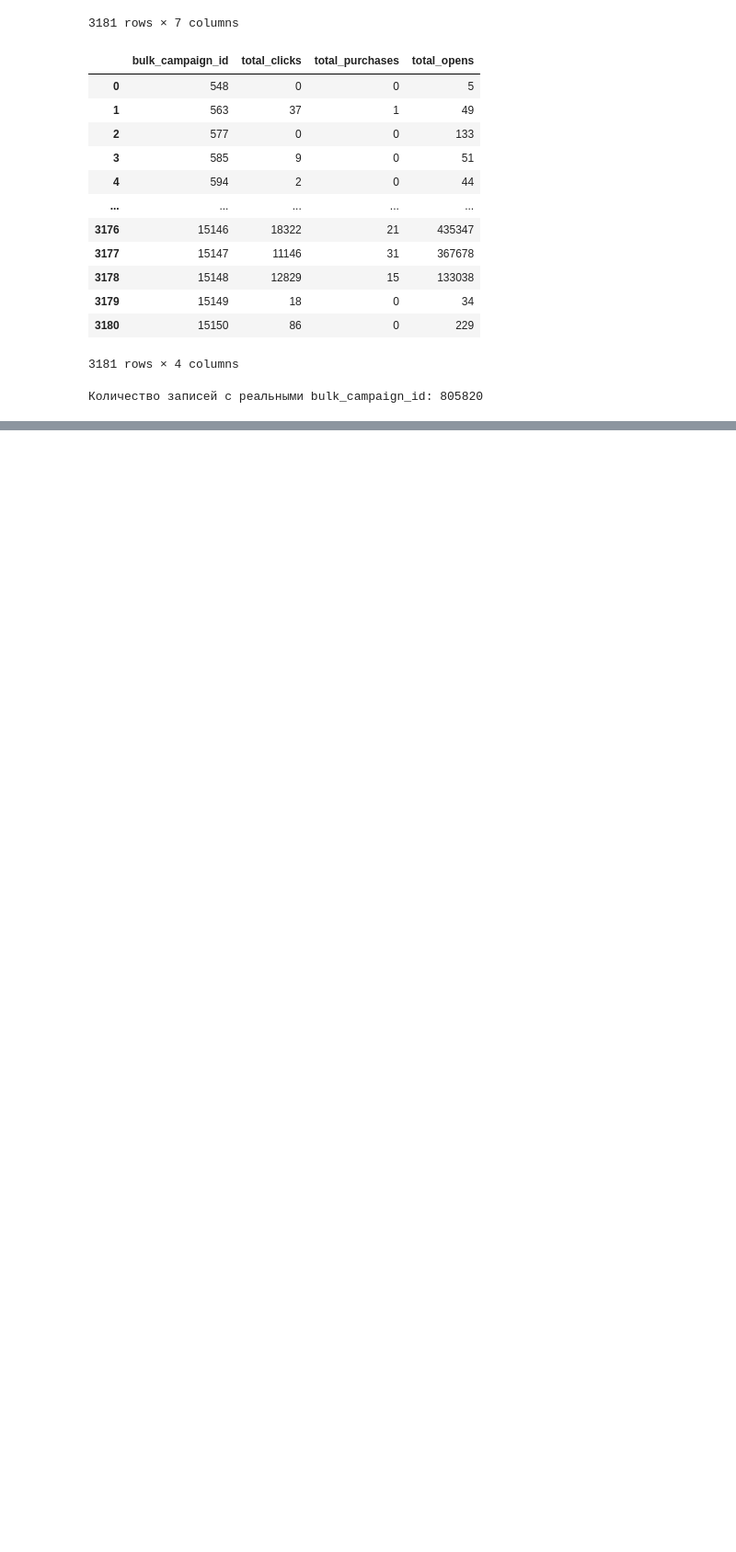
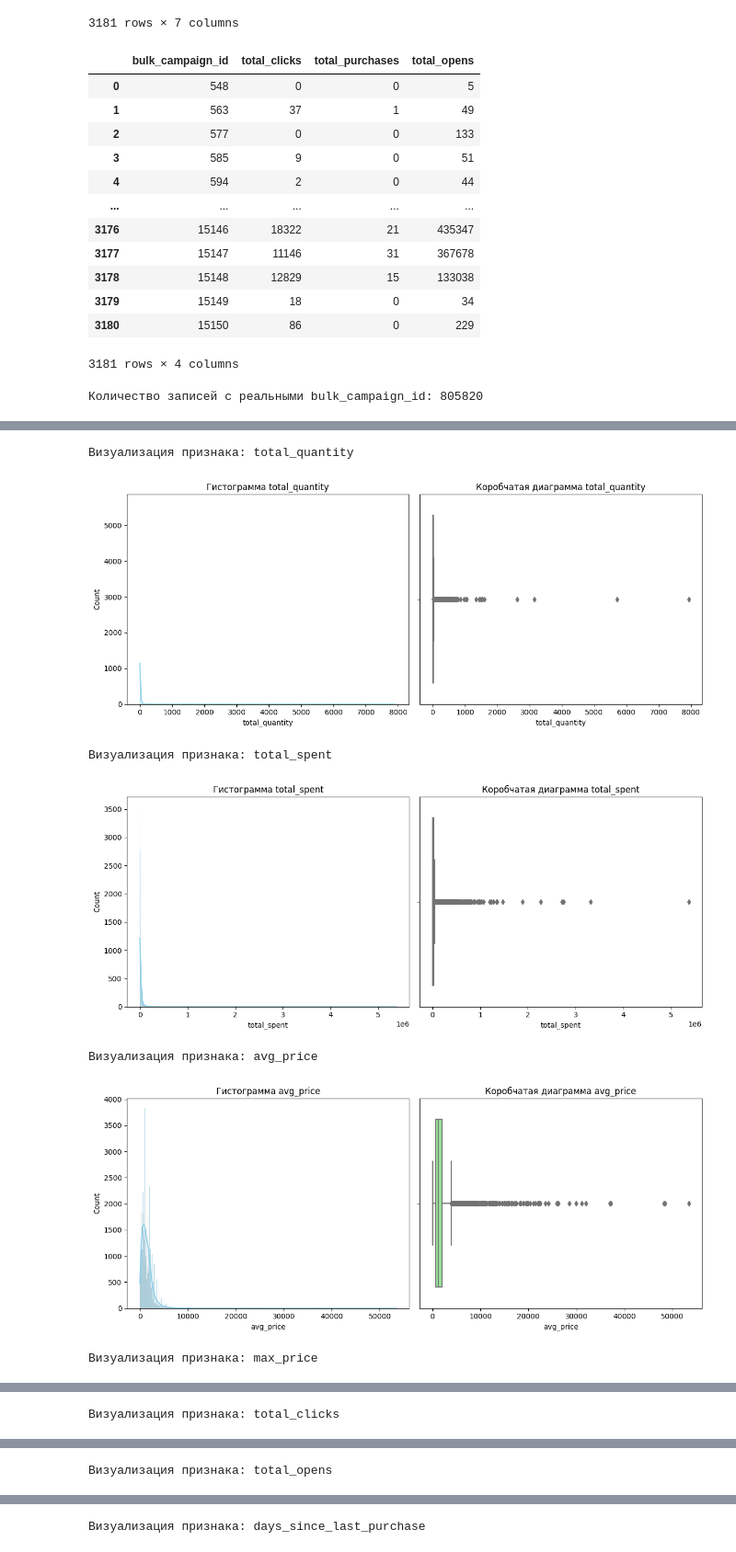
Before and after one commit to Sti11ness/BinClass, a Jupyter notebook: main.ipynb, the cells around one changed output, grey strips where cells are left out. Shown at 92% size. Saved outputs shown, nothing was run; the diff lists cells and outputs as text; code cells hidden in the pictures; blank space fills up the shorter version.

```diff
--- a/main.ipynb
+++ b/main.ipynb
@@ -519,0 +645,2 @@ merged_data.to_csv('merg.csv')
+# %%
+final_data = pd.merge(final_data, targets, on='client_id', how='left')
@@ -519,0 +649,6 @@ merged_data.to_csv('merg.csv')
+# %%
+for col in final_data.columns:
+    miss = final_data[col].isna().sum()
+    if miss>0:
+        print(f"Количество пропущенных значений в столбце {col}:")
+        print(miss)
@@ -519,0 +662,8 @@ merged_data.to_csv('merg.csv')
+# %%
+# Приведение строковых столбцов к единому формату
+final_data['event'] = final_data['event'].str.lower().str.strip()
+final_data['channel'] = final_data['channel'].str.lower().str.strip()
+
+# Проверка уникальных значений
+print("Уникальные значения в 'event':", final_data['event'].unique())
+print("Уникальные значения в 'channel':", final_data['channel'].unique())
@@ -519,0 +676,7 @@ merged_data.to_csv('merg.csv')
+# %%
+# Получение списка всех столбцов эмбеддингов
+embedding_cols = [col for col in final_data.columns if col.startswith('category_emb_')]
+
+# Выделение числовых признаков
+numerical_cols = final_data.select_dtypes(include=['int64', 'float64']).columns.tolist()
+numerical_cols = [col for col in numerical_cols if col not in embedding_cols and col != 'client_id'and col !='total_purchases' and col!='has_interaction'and col!='target']
@@ -519,0 +685,12 @@ merged_data.to_csv('merg.csv')
+# %%
+for feature in numerical_cols:
+    print(f"Визуализация признака: {feature}")
+    plot_numerical_feature(final_data, feature)
+# %% [output]
+Визуализация признака: total_quantity
+[figure, added]
+Визуализация признака: total_spent
+[figure, added]
+Визуализация признака: avg_price
+[figure, added]
+Визуализация признака: max_price
@@ -519,0 +698 @@ merged_data.to_csv('merg.csv')
+Визуализация признака: total_clicks
@@ -519,0 +700 @@ merged_data.to_csv('merg.csv')
+Визуализация признака: total_opens
@@ -519,0 +702 @@ merged_data.to_csv('merg.csv')
+Визуализация признака: days_since_last_purchase
```
Also changed, not shown: parts of 37 cells of this notebook.
